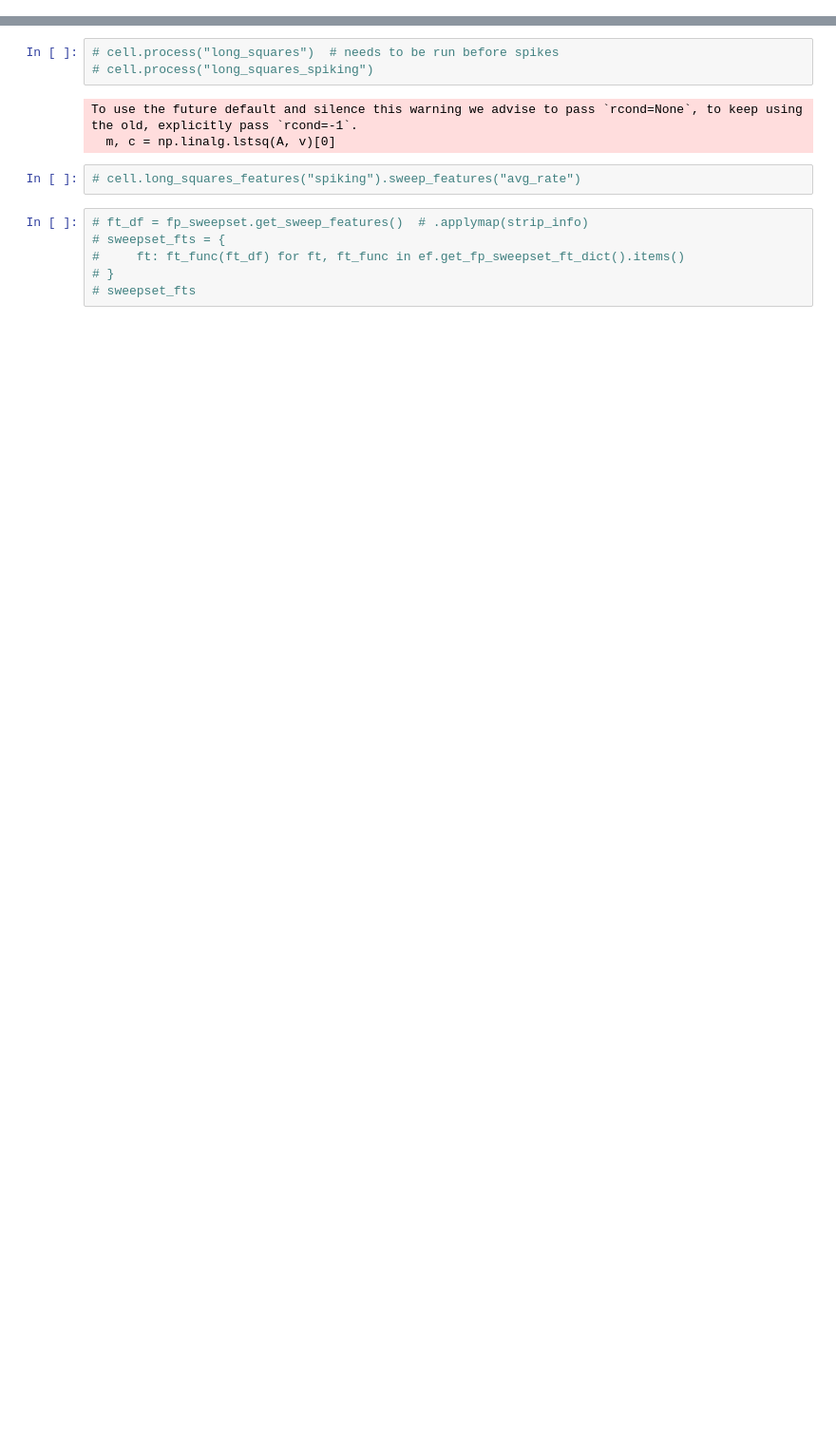
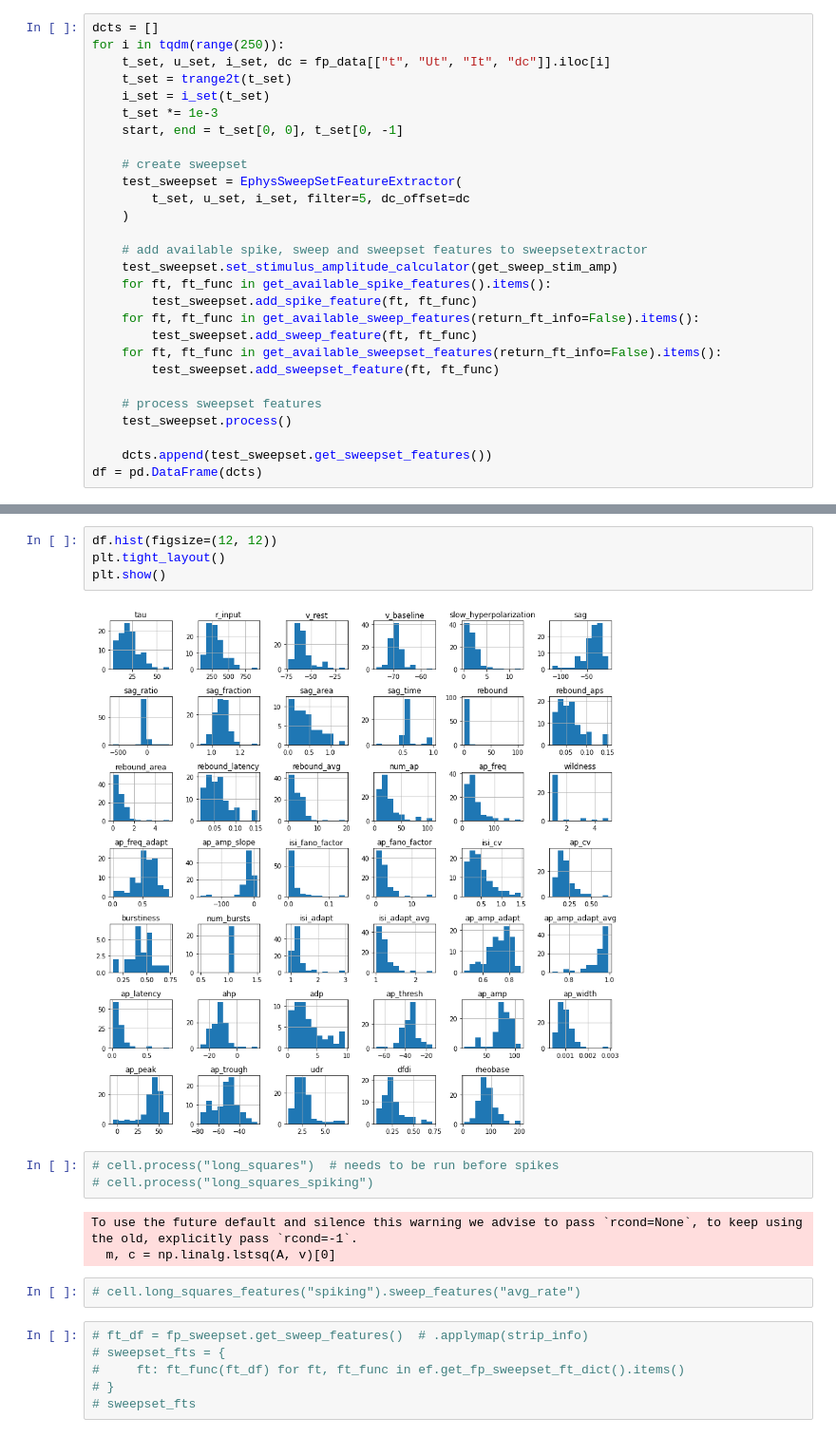
Before and after one commit to berenslab/ephyspy, a Jupyter notebook: dev.ipynb, the cells around one changed output, grey strips where cells are left out. Shown: that part at 95% size. Cells and saved outputs as stored; diff of their text form; blank space fills up the shorter version.

```diff
--- a/dev.ipynb
+++ b/dev.ipynb
@@ -128,0 +558,28 @@ plt.show()
+# %%
+dcts = []
+for i in tqdm(range(250)):
+    t_set, u_set, i_set, dc = fp_data[["t", "Ut", "It", "dc"]].iloc[i]
+    t_set = trange2t(t_set)
+    i_set = i_set(t_set)
+    t_set *= 1e-3
+    start, end = t_set[0, 0], t_set[0, -1]
+
+    # create sweepset
+    test_sweepset = EphysSweepSetFeatureExtractor(
+        t_set, u_set, i_set, filter=5, dc_offset=dc
+    )
+
+    # add available spike, sweep and sweepset features to sweepsetextractor
+    test_sweepset.set_stimulus_amplitude_calculator(get_sweep_stim_amp)
+    for ft, ft_func in get_available_spike_features().items():
+        test_sweepset.add_spike_feature(ft, ft_func)
+    for ft, ft_func in get_available_sweep_features(return_ft_info=False).items():
+        test_sweepset.add_sweep_feature(ft, ft_func)
+    for ft, ft_func in get_available_sweepset_features(return_ft_info=False).items():
+        test_sweepset.add_sweepset_feature(ft, ft_func)
+
+    # process sweepset features
+    test_sweepset.process()
+
+    dcts.append(test_sweepset.get_sweepset_features())
+df = pd.DataFrame(dcts)
@@ -129,3 +1005,9 @@ plt.show()
+# %%
+df.hist(figsize=(12, 12))
+plt.tight_layout()
+plt.show()
+# %% [output]
+[figure, added]
 # %%
 # cell.process("long_squares")  # needs to be run before spikes
 # cell.process("long_squares_spiking")
```
Also changed, not shown: parts of 18 cells of this notebook.
